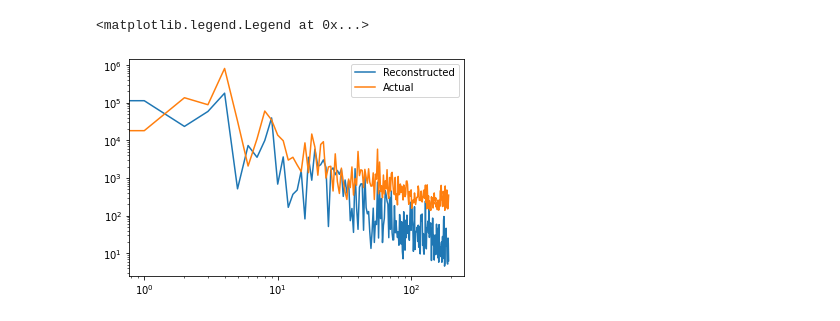
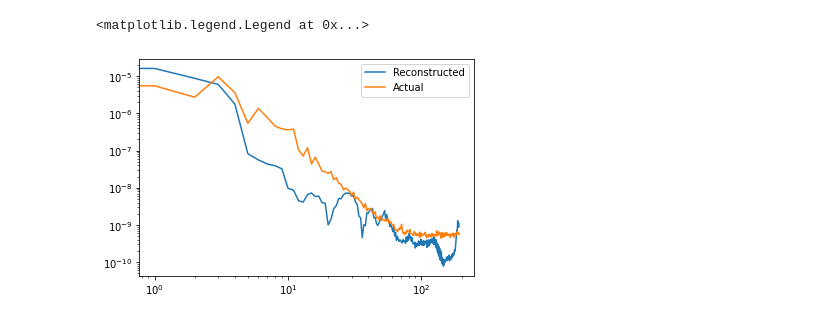
Before and after one commit to wurdahl/kSZ-Velocity-Recon-ML, a Jupyter notebook: GenerativeModel.ipynb, the cells around one changed output. Drawn from its saved outputs; the diff is of its cells as text; code cells hidden in the pictures.

```diff
--- a/GenerativeModel.ipynb
+++ b/GenerativeModel.ipynb
@@ -179,12 +226,6 @@ Epoch 50/50
-# %%
-modelHP.compile(optimizer=tf.keras.optimizers.Adam(1e-2),
-              #loss=tf.keras.losses.Huber(delta=1.0,reduction="auto",name="huber_loss"),
-                loss=tf.keras.losses.MeanSquaredError(),
-              metrics=[r_square]
-)
 # %%
-initial_epochs = 50
-fine_tune_epochs = 10
+initial_epochs = 10
+fine_tune_epochs = 2
 total_epochs =  initial_epochs + fine_tune_epochs
 
 history_further = modelHP.fit(dset_train,
@@ -212,5 +242,5 @@ Epoch 60/60
 # %%
-total_epochs =  initial_epochs + fine_tune_epochs+10
+total_epochs =  initial_epochs + fine_tune_epochs+2
 
 history_furthest = modelHP.fit(dset_train,
                          epochs=total_epochs,
@@ -236,0 +256,7 @@ Epoch 70/70
+# %%
+total_epochs =  initial_epochs + fine_tune_epochs+2+2
+
+history_furthester = modelHP.fit(dset_train,
+                         epochs=total_epochs,
+                         initial_epoch=history_furthest.epoch[-1],
+                         validation_data=dset_test)
@@ -248,10 +281,12 @@ hp.mollview(reconst - goal, nest=True, title="Difference");
 # %%
+reconst = hp.reorder(reconst,n2r=True)
+goal = hp.reorder(goal,n2r=True)
 plt.loglog(hp.anafast(reconst))
 plt.loglog(hp.anafast(goal))
 plt.legend(["Reconstructed","Actual"])
 # %% [output]
 <matplotlib.legend.Legend at 0x...>
-[figure, old version]
+[figure, new version]
 # %%
 correlation = hp.anafast(reconst,goal)/np.sqrt(hp.anafast(goal)*hp.anafast(reconst))
 # %%
```
Also changed, not shown: parts of 23 cells of this notebook.
